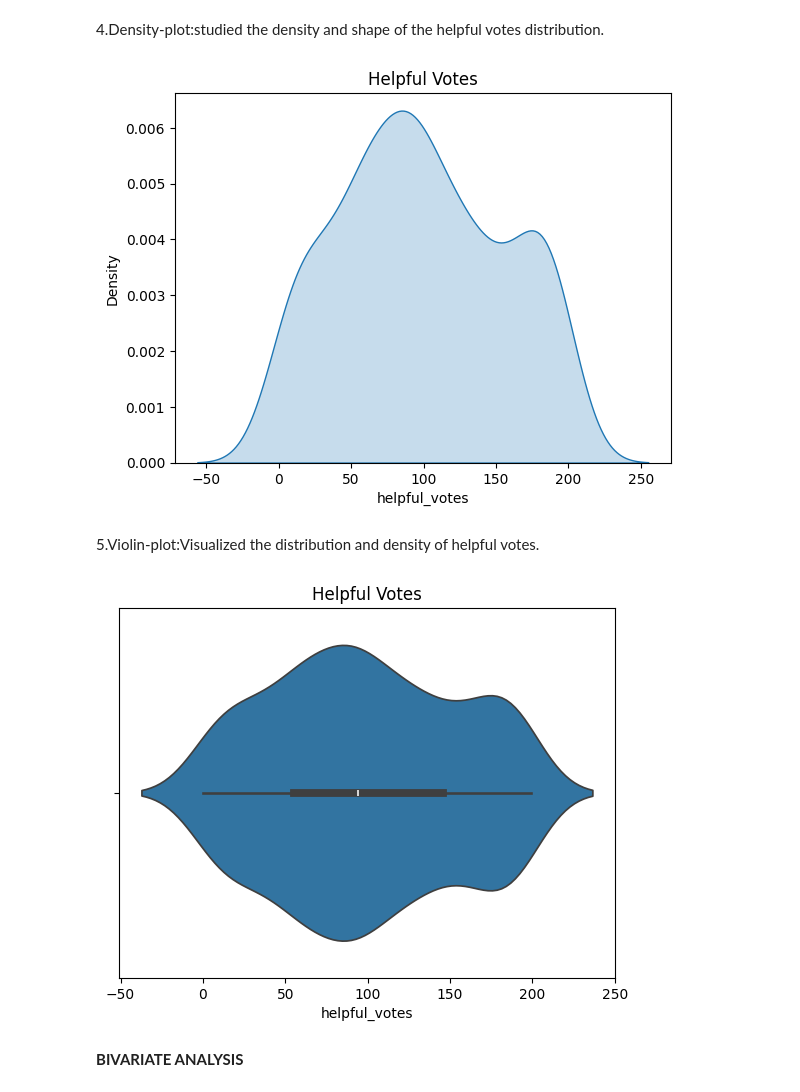
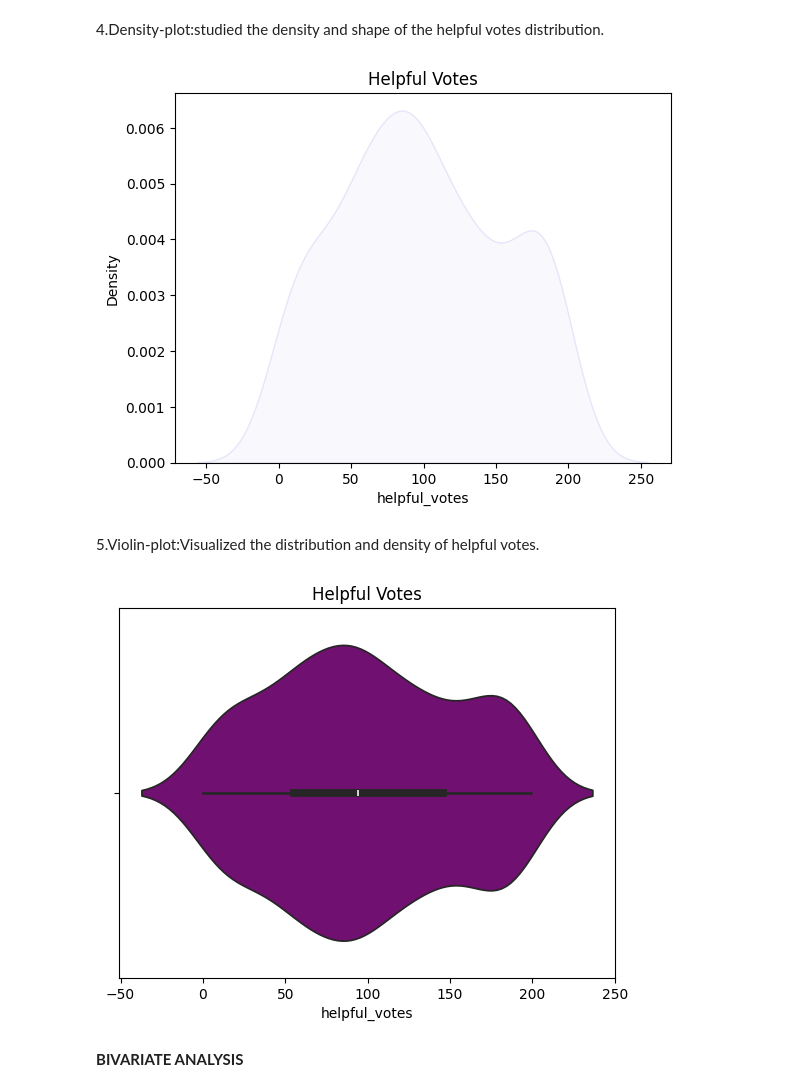
Before and after one commit to Likhi-tha1505/EDA_PROJECT, a Jupyter notebook: eda_lab.ipynb, the cells around one changed output. Saved outputs shown, nothing was run; the diff lists cells and outputs as text; code cells hidden in the pictures.

```diff
--- a/eda_lab.ipynb
+++ b/eda_lab.ipynb
@@ -627,19 +627,19 @@ plt.show()
 # %% [markdown]
 4.Density-plot:studied the density and shape of the helpful votes distribution.
 # %%
-sns.kdeplot(data=df, x='helpful_votes', fill=True)
+sns.kdeplot(data=df, x='helpful_votes', fill=True, color="lavender")
 plt.title("Helpful Votes")
 plt.show()
 # %% [output]
-[figure, old version]
+[figure, new version]
 # %% [markdown]
 5.Violin-plot:Visualized the distribution and density of helpful votes.
 # %%
-sns.violinplot(x=df['helpful_votes'])
+sns.violinplot(x=df['helpful_votes'], color="purple")
 plt.title("Helpful Votes")
 plt.show()
 # %% [output]
-[figure, old version]
+[figure, new version]
 # %% [markdown]
 **BIVARIATE ANALYSIS**
 # %% [markdown]
```
Also changed, not shown: parts of 6 cells of this notebook.
